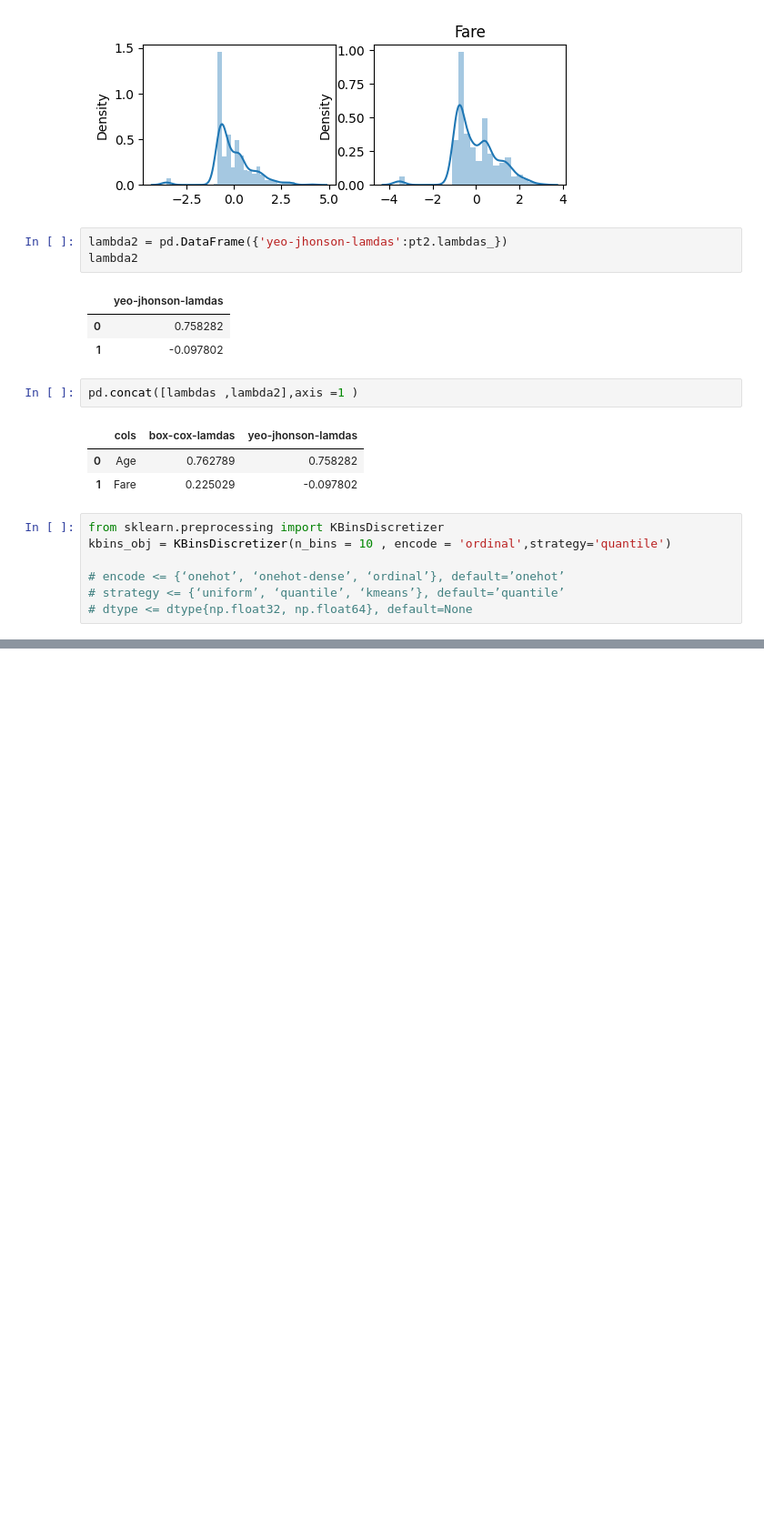
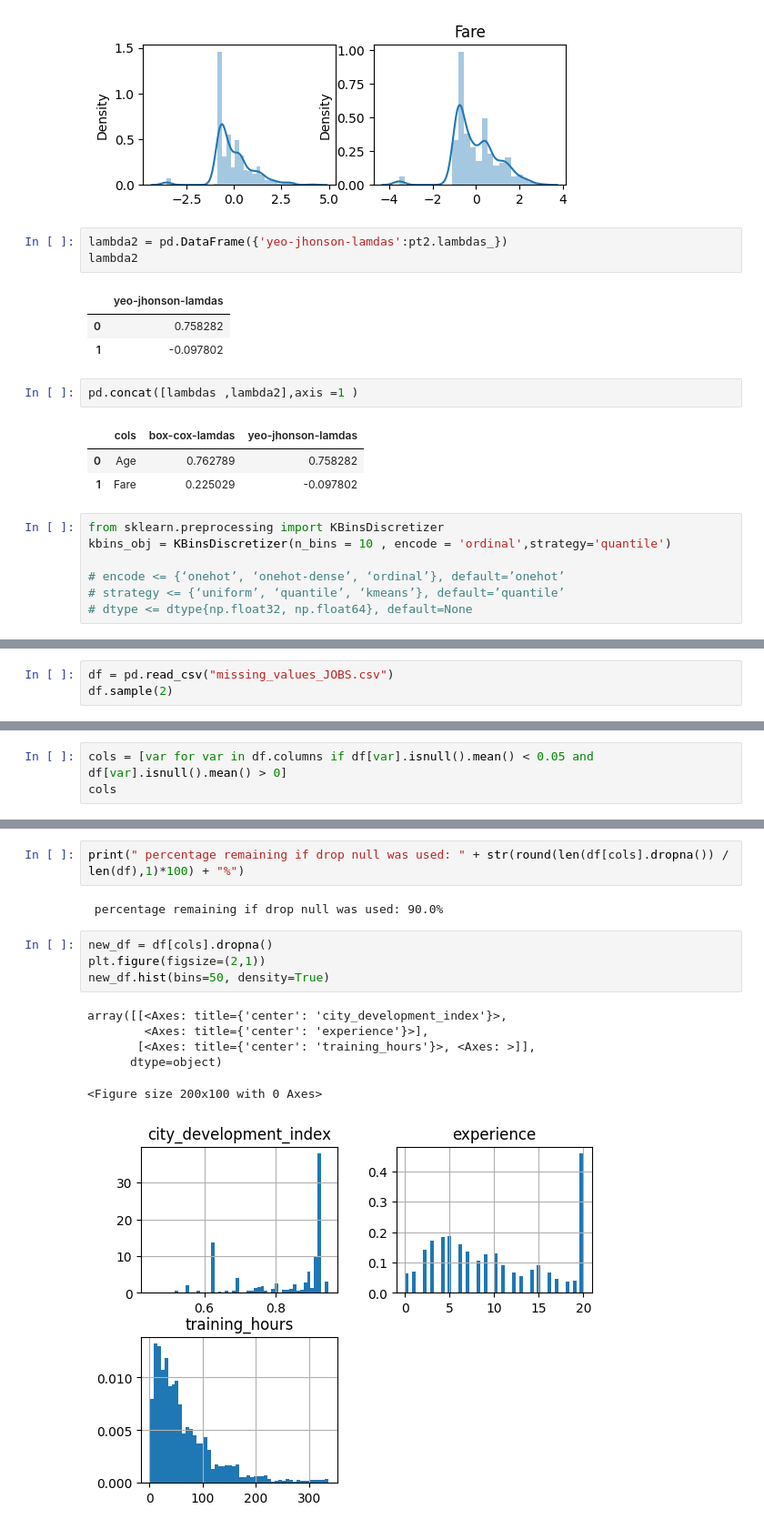
Before and after one commit to vaibhaVishwakarma/myML, a Jupyter notebook: EDA.ipynb, the cells around one changed output, grey strips where cells are left out. Shown at 91% size. Cells and saved outputs as stored; diff of their text form; blank space fills up the shorter version.

```diff
--- a/EDA.ipynb
+++ b/EDA.ipynb
@@ -678,0 +881,3 @@ plt.hist(trf2.fit_transform(titanic_toTransform.dropna()))
+# %%
+df = pd.read_csv("missing_values_JOBS.csv")
+df.sample(2)
@@ -678,0 +905,3 @@ plt.hist(trf2.fit_transform(titanic_toTransform.dropna()))
+# %%
+cols = [var for var in df.columns if df[var].isnull().mean() < 0.05 and df[var].isnull().mean() > 0]
+cols
@@ -678,0 +920,15 @@ plt.hist(trf2.fit_transform(titanic_toTransform.dropna()))
+# %%
+print(" percentage remaining if drop null was used: " + str(round(len(df[cols].dropna()) / len(df),1)*100) + "%")
+# %% [output]
+ percentage remaining if drop null was used: 90.0%
+# %%
+new_df = df[cols].dropna()
+plt.figure(figsize=(2,1))
+new_df.hist(bins=50, density=True)
+# %% [output]
+array([[<Axes: title={'center': 'city_development_index'}>,
+        <Axes: title={'center': 'experience'}>],
+       [<Axes: title={'center': 'training_hours'}>, <Axes: >]],
+      dtype=object)
+<Figure size 200x100 with 0 Axes>
+[figure, added]
```
Also changed, not shown: parts of 80 cells of this notebook, 7 other files.
